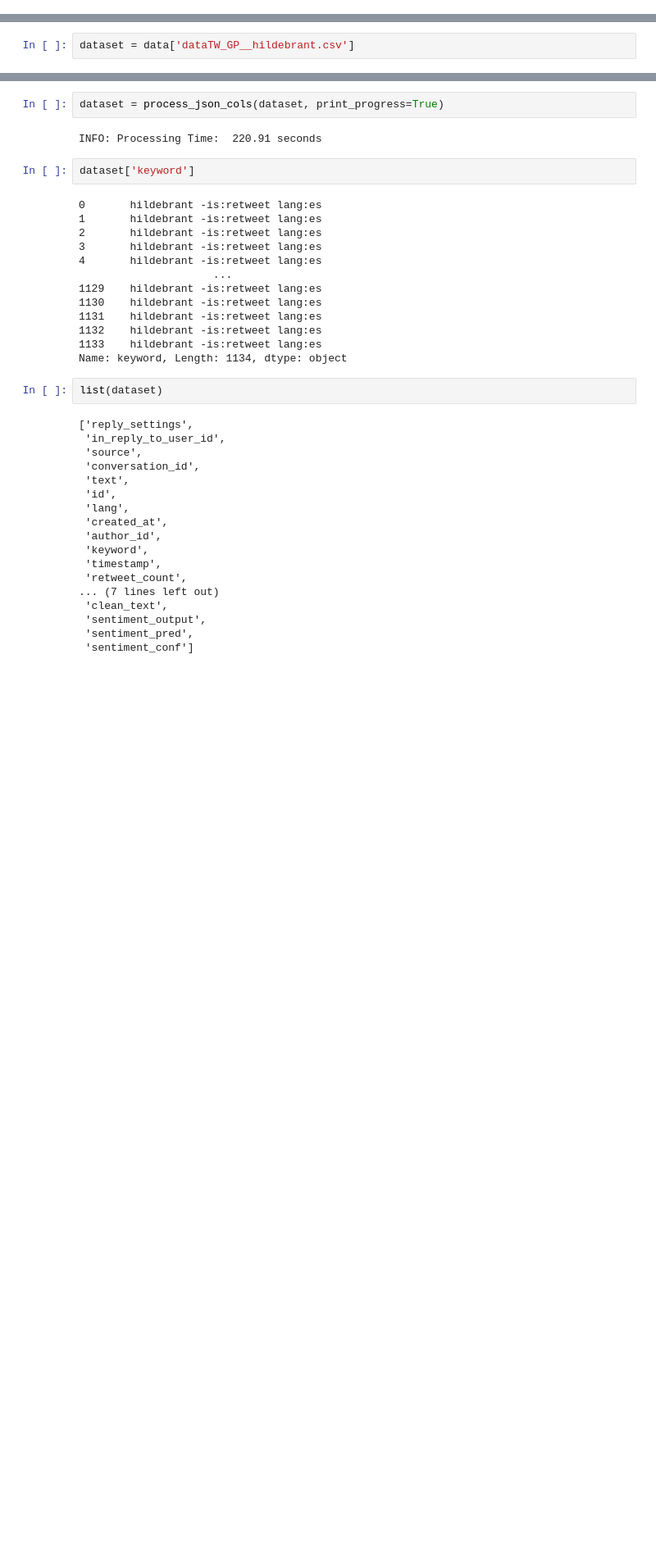
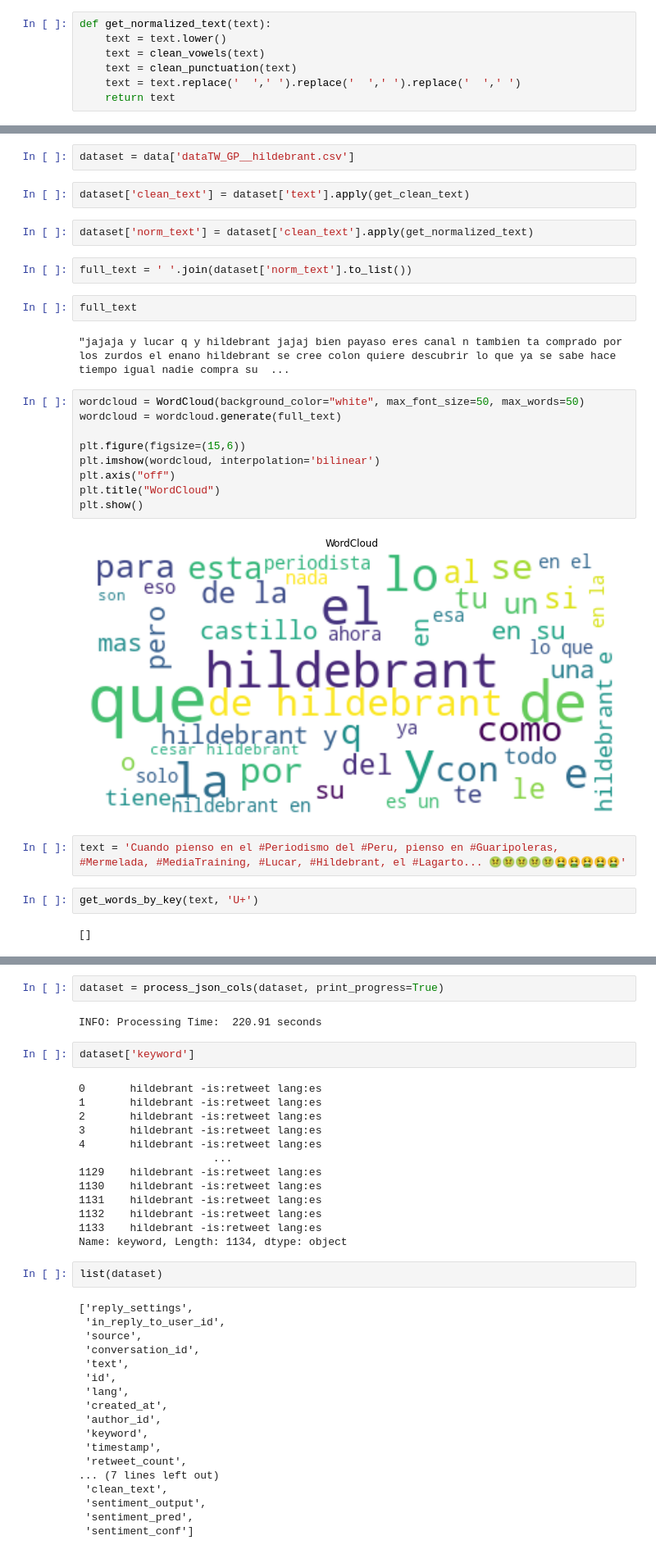
Before and after one commit to GabrielPila/twitter-extractor, a Jupyter notebook: notebooks/Project_NLP_pipeline.ipynb, the cells around one changed output, grey strips where cells are left out. Shown at 82% size. Cells and saved outputs as stored; diff of their text form; blank space fills up the shorter version.

```diff
--- a/notebooks/Project_NLP_pipeline.ipynb
+++ b/notebooks/Project_NLP_pipeline.ipynb
@@ -131,2 +176,9 @@ def process_json_cols(dataset, print_progress=False):
+# %%
+def get_normalized_text(text):
+    text = text.lower()
+    text = clean_vowels(text)
+    text = clean_punctuation(text)
+    text = text.replace('  ',' ').replace('  ',' ').replace('  ',' ')
+    return text
 # %%
 # Initialize Sentiment Model
@@ -185,2 +203,29 @@ Rounded dosing:         1.5
 # %%
 dataset = data['dataTW_GP__hildebrant.csv']
+# %%
+dataset['clean_text'] = dataset['text'].apply(get_clean_text)
+# %%
+dataset['norm_text'] = dataset['clean_text'].apply(get_normalized_text)
+# %%
+full_text = ' '.join(dataset['norm_text'].to_list())
+# %%
+full_text
+# %% [output]
+"jajaja y lucar q y hildebrant jajaj bien payaso eres canal n tambien ta comprado por los zurdos el enano hildebrant se cree colon quiere descubrir lo que ya se sabe hace tiempo igual nadie compra su  ...
+# %%
+wordcloud = WordCloud(background_color="white", max_font_size=50, max_words=50)
+wordcloud = wordcloud.generate(full_text)
+
+plt.figure(figsize=(15,6))
+plt.imshow(wordcloud, interpolation='bilinear')
+plt.axis("off")
+plt.title("WordCloud")
+plt.show()
+# %% [output]
+[figure, added]
+# %%
+text = 'Cuando pienso en el #Periodismo del #Peru, pienso en #Guaripoleras, #Mermelada, #MediaTraining, #Lucar, #Hildebrant, el #Lagarto... 🤢🤢🤢🤢🤢🤮🤮🤮🤮🤮'
+# %%
+get_words_by_key(text, 'U+')
+# %% [output]
+[]
```
Also changed, not shown: parts of 47 cells of this notebook, 1 other file.
